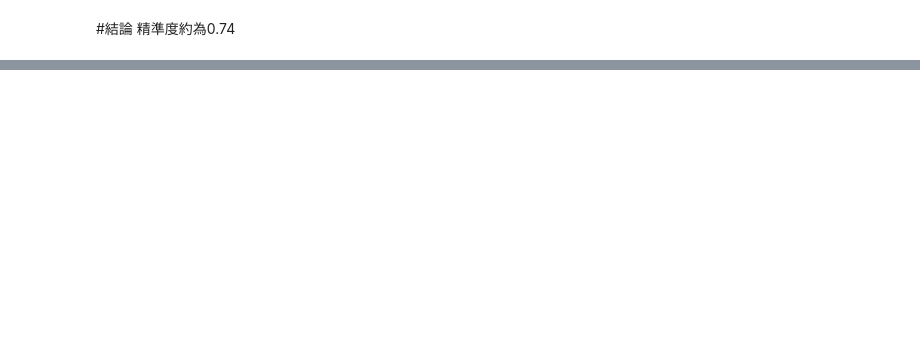
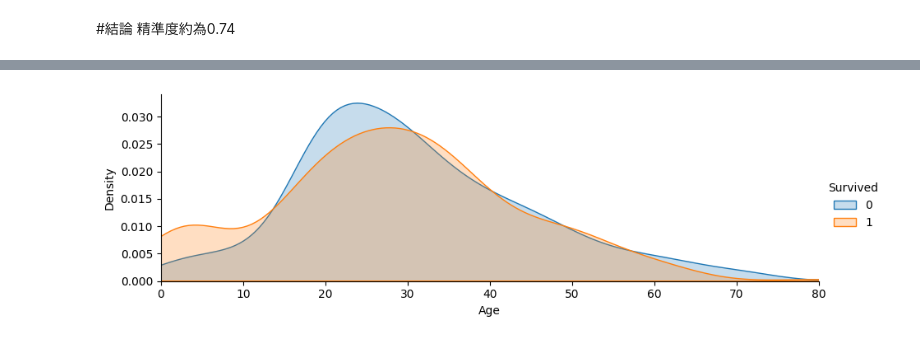
Before and after one commit to linhsuan519/titanic-analysis, a Jupyter notebook: 鐵達尼號的存活預測_優化資料集.ipynb, the cells around one changed output, grey strips where cells are left out. Cells and saved outputs as stored; diff of their text form; code cells hidden in the pictures; blank space fills up the shorter version.

```diff
--- a/鐵達尼號的存活預測_優化資料集.ipynb
+++ b/鐵達尼號的存活預測_優化資料集.ipynb
@@ -109,0 +197,6 @@ print(scores.mean())
+# %%
+# 觀察Age和Survived的關係
+distribution(df,var='Age',target='Survived')
+plt.show()
+# %% [output]
+[figure, added]
```
Also changed, not shown: parts of 28 cells of this notebook.
